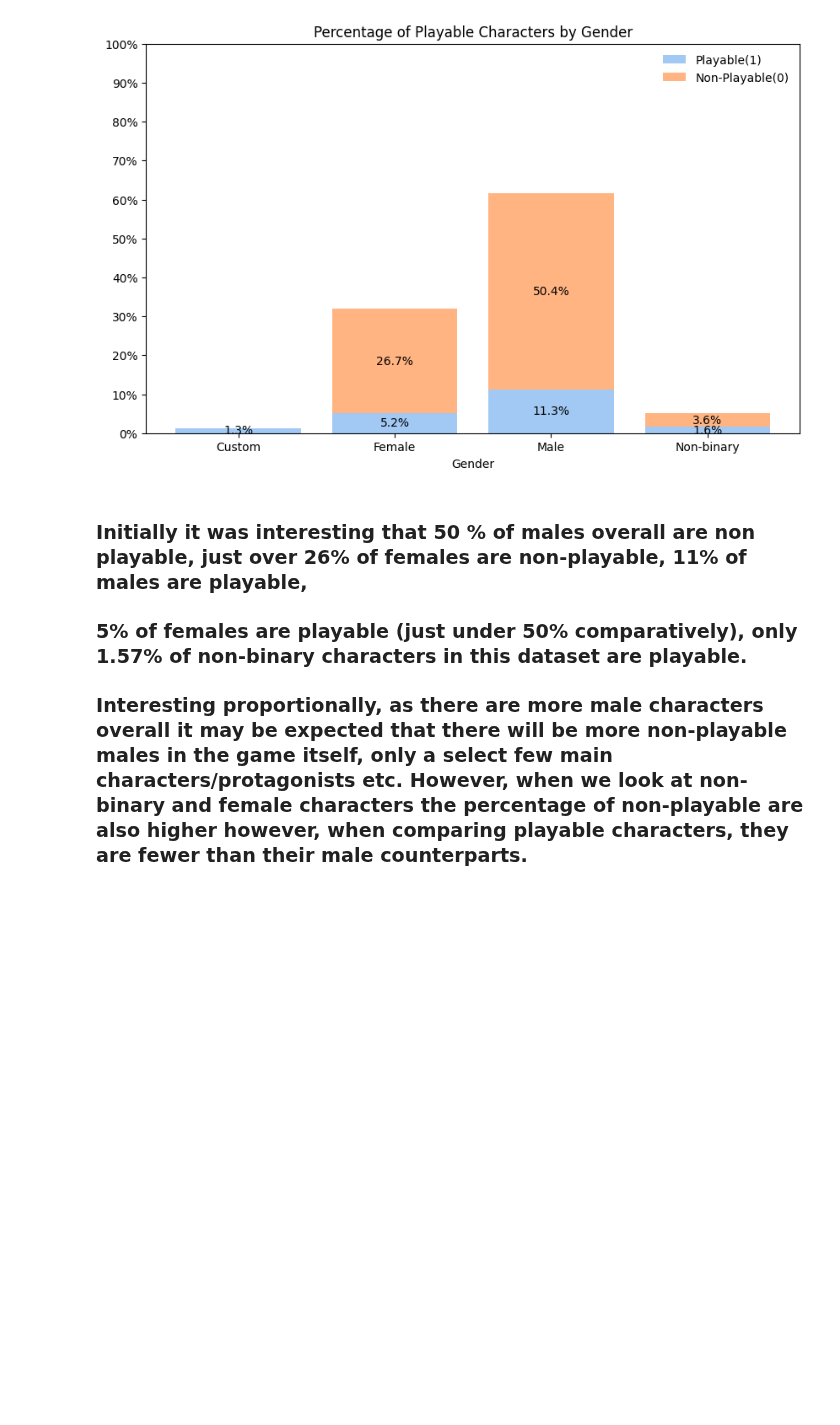
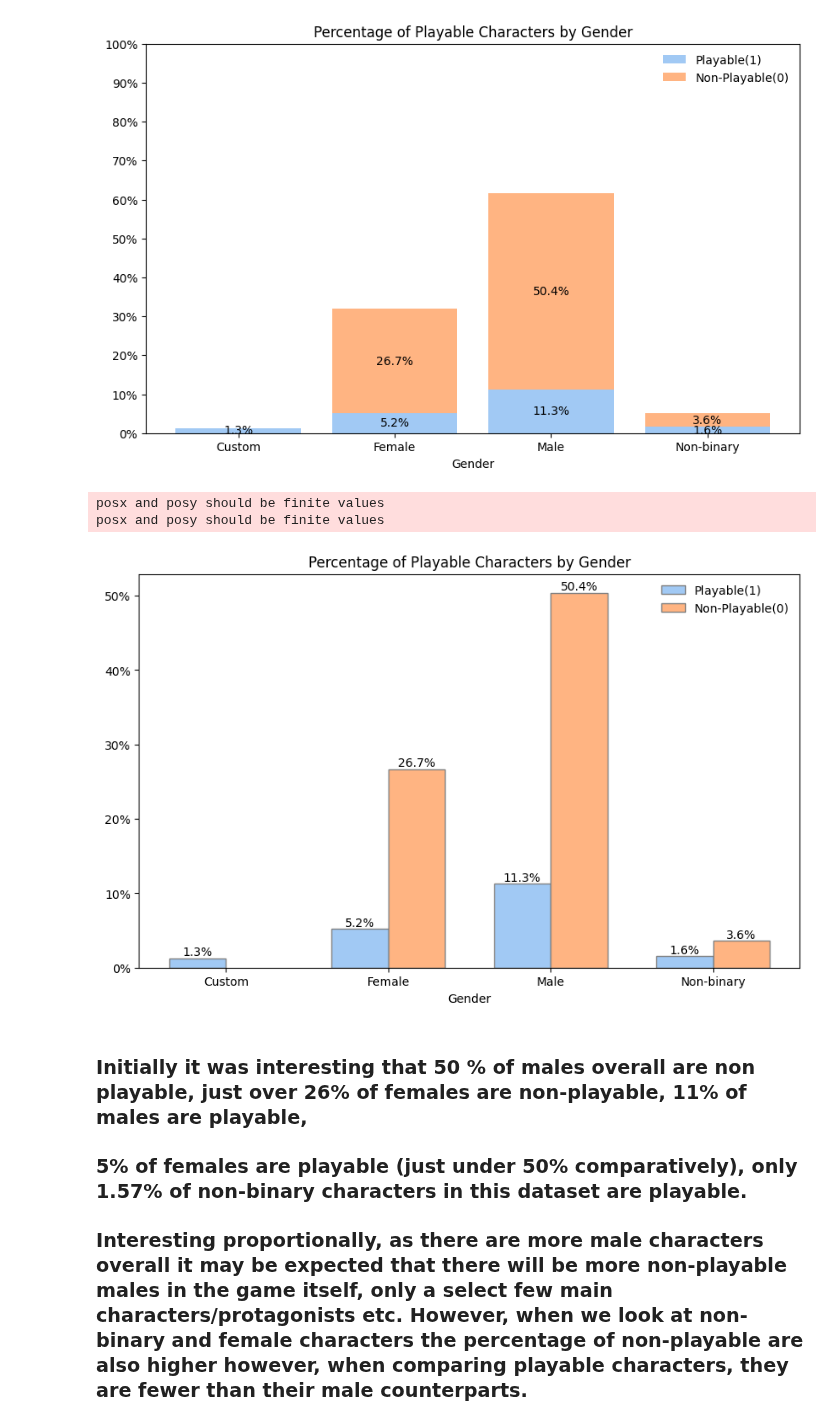
Before and after one commit to hayleyyryan/CFG_Degree_Project_Group_4, a Jupyter notebook: notebooks/archive/character_and_sexualization.ipynb, the cells around one changed output. Drawn from its saved outputs; the diff is of its cells as text; code cells hidden in the pictures; blank space fills up the shorter version.

Commit message:
adjusting graphics pt2? (eli)

```diff
--- a/notebooks/archive/character_and_sexualization.ipynb
+++ b/notebooks/archive/character_and_sexualization.ipynb
@@ -360,6 +360,58 @@ ax.legend(loc='upper right', frameon=False)
 plt.show()
 # %% [output]
 [figure]
+# %%
+
+# sns color
+colors = sns.color_palette('pastel', n_colors=2)
+
+# calculating proportions
+playable_gen = df_char[['Gender', 'Playable']].value_counts(normalize=True)
+playable_gen_df = playable_gen.unstack() * 100  # %
+
+# subplots and axis
+fig, ax = plt.subplots(figsize=(10, 6))
+
+# group bar
+bar_width = 0.35
+r1 = range(len(playable_gen_df))
+r2 = [x + bar_width for x in r1]
+
+bars1 = ax.bar(r1, playable_gen_df[1], color=colors[0], width=bar_width, edgecolor='grey', label='Playable(1)')
+bars2 = ax.bar(r2, playable_gen_df[0], color=colors[1], width=bar_width, edgecolor='grey', label='Non-Playable(0)')
+
+# tags on bars
+for bars in [bars1, bars2]:
+    for bar in bars:
+        height = bar.get_height()
+        ax.text(
+            bar.get_x() + bar.get_width() / 2,
+            height,  # Posicionar el texto justo sobre la barra
+            f'{height:.1f}%',
+            ha='center',
+            va='bottom',
+            fontsize=10
+        )
+
+
+ax.set_xlabel('Gender')
+ax.set_title('Percentage of Playable Characters by Gender')
+ax.set_xticks([r + bar_width/2 for r in range(len(playable_gen_df))])
+ax.set_xticklabels(playable_gen_df.index)
+
+# % on Y axis
+yticks = ax.get_yticks()
+ax.set_yticklabels([f'{int(y)}%' for y in yticks])
+
+# legend position no frame
+ax.legend(loc='upper right', frameon=False)
+
+
+plt.show()
+# %% [output]
+posx and posy should be finite values
+posx and posy should be finite values
+[figure, added]
 # %% [markdown]
 ### Initially it was interesting that 50 % of males overall are non playable, just over 26% of females are non-playable, 11% of  males are playable,
 ### 5% of females are playable (just under 50% comparatively), only 1.57% of non-binary characters in this dataset are playable.
```
Also changed, not shown: parts of 1 cell of this notebook.
